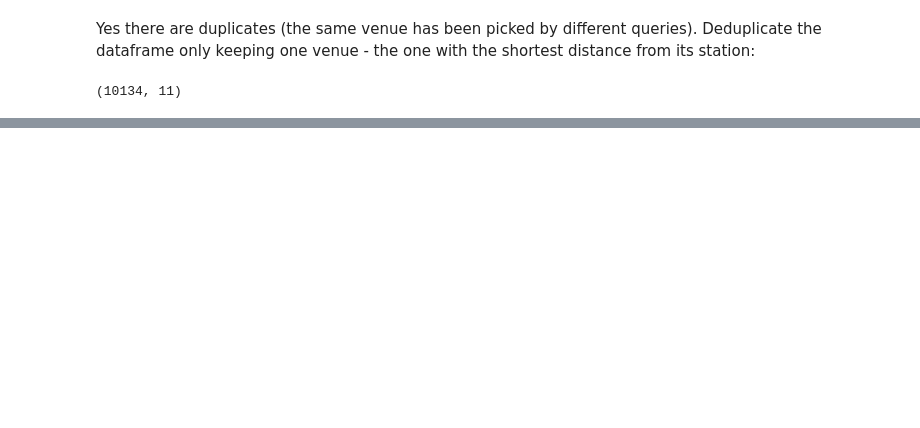
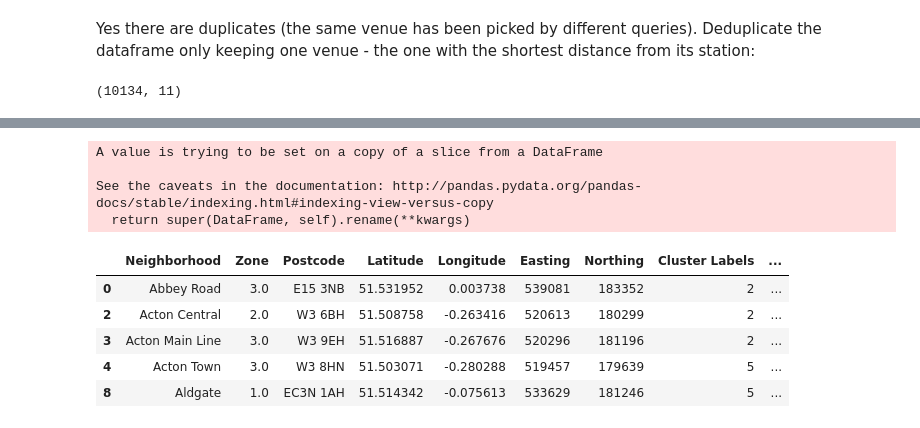
Before and after one commit to walterdantino/Coursera-Data-Science, a Jupyter notebook: London Stations Clustering.ipynb, the cells around one changed output, grey strips where cells are left out. Saved outputs shown, nothing was run; the diff lists cells and outputs as text; code cells hidden in the pictures; blank space fills up the shorter version.

```diff
--- a/London Stations Clustering.ipynb
+++ b/London Stations Clustering.ipynb
@@ -280,0 +564,42 @@ london_venues.loc[london_venues['Venue ID'] == '5c66c388947c05003948a783']
+# %%
+# import k-means from clustering stage
+from sklearn.cluster import KMeans
+
+# set number of clusters
+kclusters = 6
+
+#london_grouped_clustering = london_grouped.drop('Neighborhood', 1)
+
+# run k-means clustering
+kmeans = KMeans(n_clusters=kclusters, random_state=0).fit(london_grouped_clustering)
+
+# check cluster labels generated for each row in the dataframe
+kmeans.labels_
+
+# add clustering labels to london
+london_grouped.insert(0, 'Cluster Labels', kmeans.labels_)
+# %%
+
+stations.rename(columns={'Station':'Neighborhood'}, inplace = True)
+stations.head()
+
+london_merged = stations
+
+# merge toronto_grouped with toronto_data to add latitude/longitude for each neighborhood
+london_merged = london_merged.join(london_grouped.set_index('Neighborhood'), on='Neighborhood')
+#london_merged['Cluster Labels'] = london_merged['Cluster Labels'].astype(int)
+london_merged.dropna(subset=['Cluster Labels'], inplace = True)
+london_merged['Cluster Labels'] = london_merged['Cluster Labels'].astype(int)
+london_merged.to_csv('stations_london_merged.csv', mode='w', header=True, index=False)
+london_merged.head() # check the last columns!
+# %% [output]
+A value is trying to be set on a copy of a slice from a DataFrame
+
+See the caveats in the documentation: http://pandas.pydata.org/pandas-docs/stable/indexing.html#indexing-view-versus-copy
+  return super(DataFrame, self).rename(**kwargs)
+|  | Neighborhood | Zone | Postcode | Latitude | Longitude | Easting | Northing | Cluster Labels | ... |
+| 0 | Abbey Road | 3.0 | E15 3NB | 51.531952 | 0.003738 | 539081 | 183352 | 2 | ... |
+| 2 | Acton Central | 2.0 | W3 6BH | 51.508758 | -0.263416 | 520613 | 180299 | 2 | ... |
+| 3 | Acton Main Line | 3.0 | W3 9EH | 51.516887 | -0.267676 | 520296 | 181196 | 2 | ... |
+| 4 | Acton Town | 3.0 | W3 8HN | 51.503071 | -0.280288 | 519457 | 179639 | 5 | ... |
+| 8 | Aldgate | 1.0 | EC3N 1AH | 51.514342 | -0.075613 | 533629 | 181246 | 5 | ... |
```
Also changed, not shown: parts of 43 cells of this notebook.
